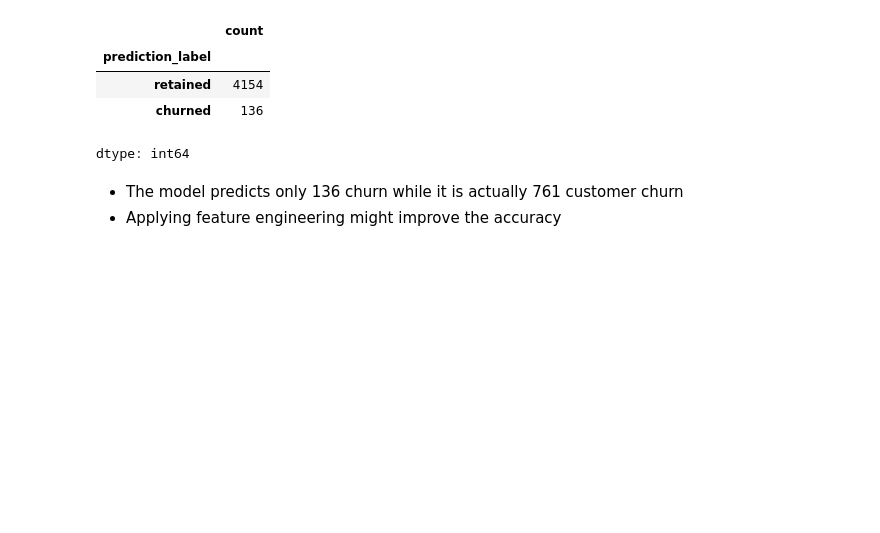
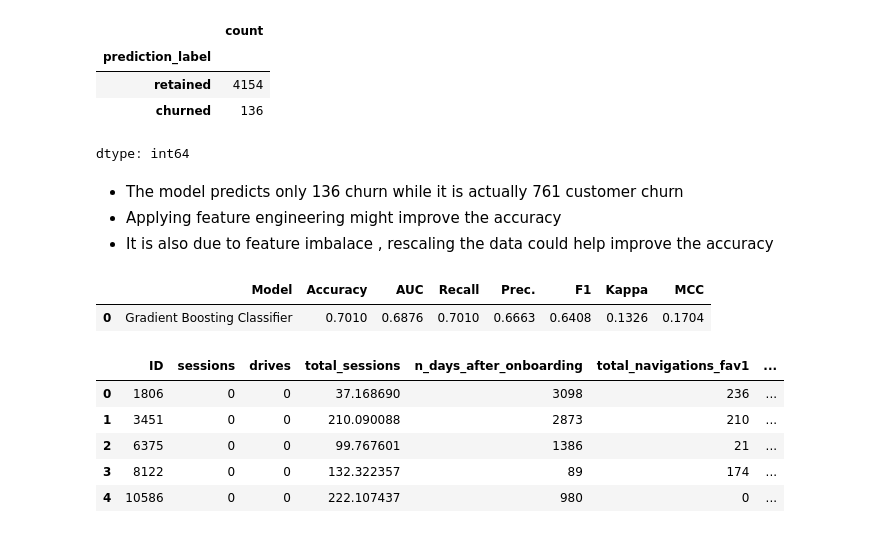
Before and after one commit to Hareg2024/User-churn, a Jupyter notebook: waze.ipynb, the cells around one changed output. Drawn from its saved outputs; the diff is of its cells as text; code cells hidden in the pictures; blank space fills up the shorter version.

```diff
--- a/waze.ipynb
+++ b/waze.ipynb
@@ -272,3 +272,18 @@ dtype: int64
 # %% [markdown]
 * The model predicts only 136 churn while it is actually 761 customer churn
 * Applying feature engineering might improve the accuracy
+* It is also due to feature imbalace , rescaling the data could help improve the accuracy
+# %%
+# Test the model using test data
+df_test=df_test.dropna(axis=0)
+test =predict_model(gbst, data=df_test)
+test.head()
+# %% [output]
+|  | Model | Accuracy | AUC | Recall | Prec. | F1 | Kappa | MCC |
+| 0 | Gradient Boosting Classifier | 0.7010 | 0.6876 | 0.7010 | 0.6663 | 0.6408 | 0.1326 | 0.1704 |
+|  | ID | sessions | drives | total_sessions | n_days_after_onboarding | total_navigations_fav1 | ... |
+| 0 | 1806 | 0 | 0 | 37.168690 | 3098 | 236 | ... |
+| 1 | 3451 | 0 | 0 | 210.090088 | 2873 | 210 | ... |
+| 2 | 6375 | 0 | 0 | 99.767601 | 1386 | 21 | ... |
+| 3 | 8122 | 0 | 0 | 132.322357 | 89 | 174 | ... |
+| 4 | 10586 | 0 | 0 | 222.107437 | 980 | 0 | ... |
```
Also changed, not shown: parts of 2 cells of this notebook.
